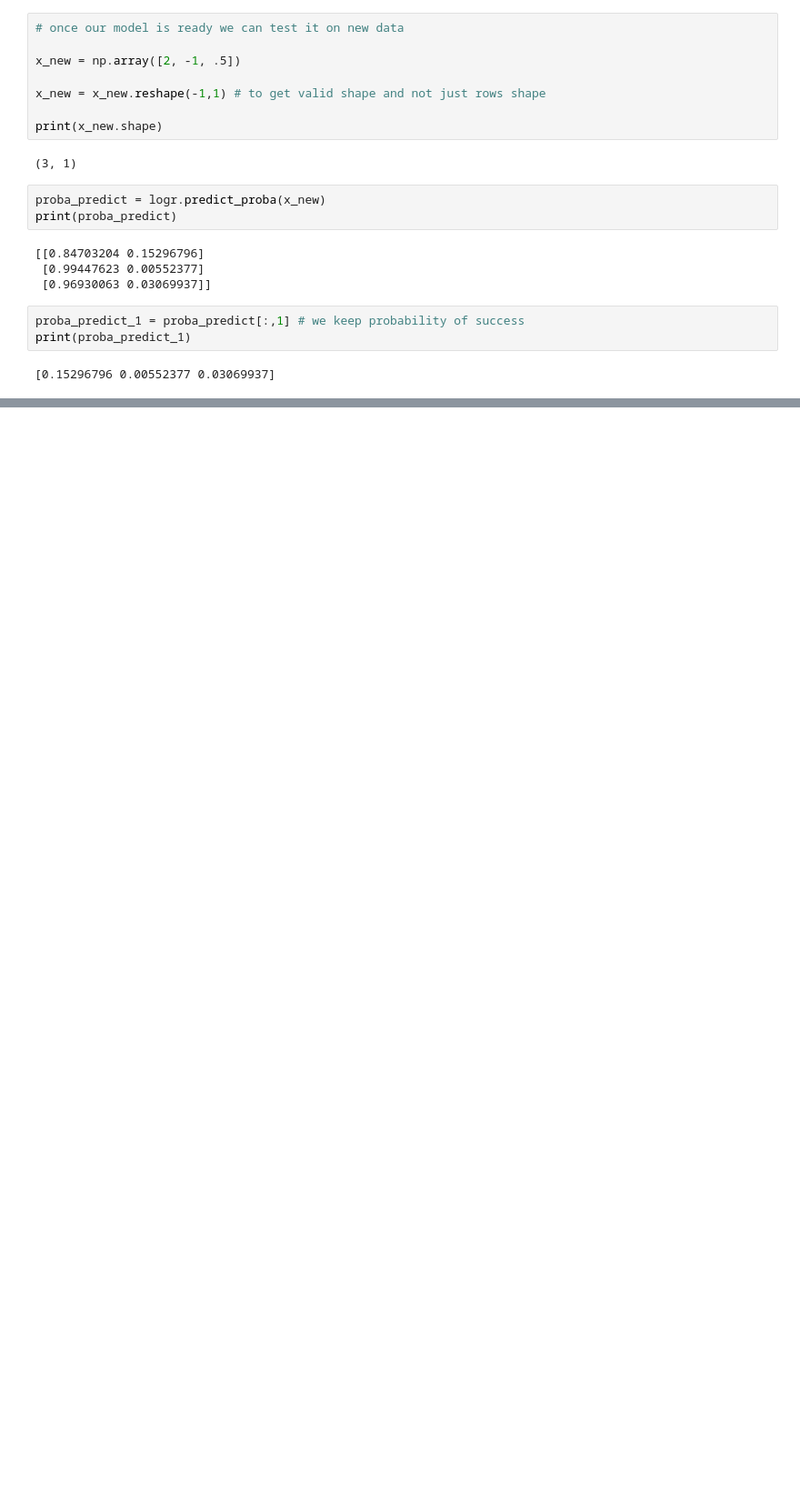
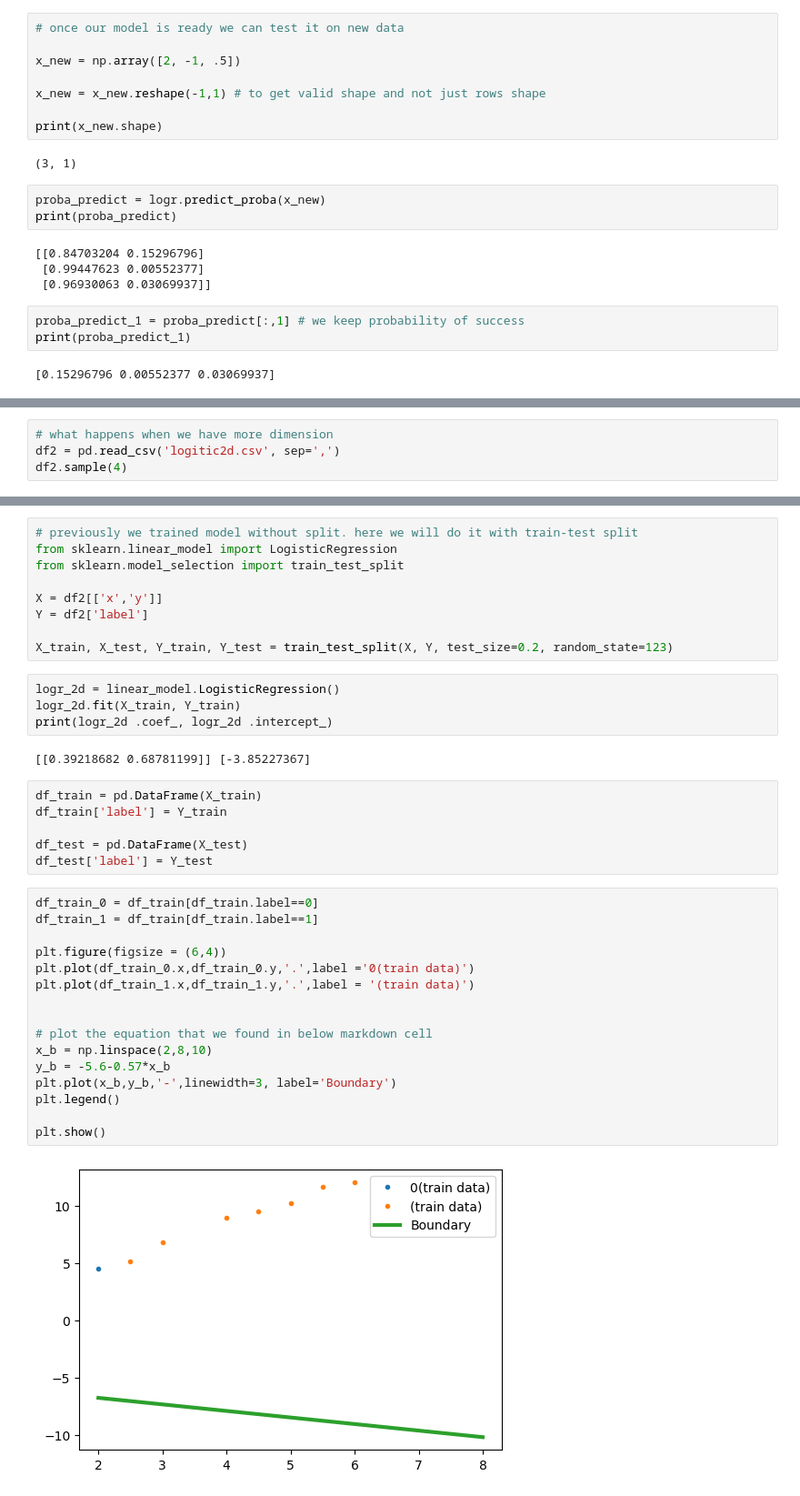
Before and after one commit to AkanchhaChoudhary/MSc-Data_Management_and_Business_Analytics, a Jupyter notebook: Second_Trimester/4. Classification/LogisticRegression_Practice.ipynb, the cells around one changed output, grey strips where cells are left out. Shown at 91% size. Drawn from its saved outputs; the diff is of its cells as text; blank space fills up the shorter version.

```diff
--- a/Second_Trimester/4. Classification/LogisticRegression_Practice.ipynb
+++ b/Second_Trimester/4. Classification/LogisticRegression_Practice.ipynb
@@ -81,0 +102,4 @@ print(proba_predict_1)
+# %%
+# what happens when we have more dimension
+df2 = pd.read_csv('logitic2d.csv', sep=',')
+df2.sample(4)
@@ -81,0 +112,39 @@ print(proba_predict_1)
+# %%
+# previously we trained model without split. here we will do it with train-test split
+from sklearn.linear_model import LogisticRegression
+from sklearn.model_selection import train_test_split
+
+X = df2[['x','y']]
+Y = df2['label']
+
+X_train, X_test, Y_train, Y_test = train_test_split(X, Y, test_size=0.2, random_state=123)
+# %%
+logr_2d = linear_model.LogisticRegression()
+logr_2d.fit(X_train, Y_train)
+print(logr_2d .coef_, logr_2d .intercept_)
+# %% [output]
+[[0.39218682 0.68781199]] [-3.85227367]
+# %%
+df_train = pd.DataFrame(X_train)
+df_train['label'] = Y_train
+
+df_test = pd.DataFrame(X_test)
+df_test['label'] = Y_test
+# %%
+df_train_0 = df_train[df_train.label==0]
+df_train_1 = df_train[df_train.label==1]
+
+plt.figure(figsize = (6,4))
+plt.plot(df_train_0.x,df_train_0.y,'.',label ='0(train data)')
+plt.plot(df_train_1.x,df_train_1.y,'.',label = '(train data)')
+
+
+# plot the equation that we found in below markdown cell
+x_b = np.linspace(2,8,10)
+y_b = -5.6-0.57*x_b
+plt.plot(x_b,y_b,'-',linewidth=3, label='Boundary')
+plt.legend()
+
+plt.show()
+# %% [output]
+[figure, added]
```
Also changed, not shown: parts of 6 cells of this notebook, 2 other files.
